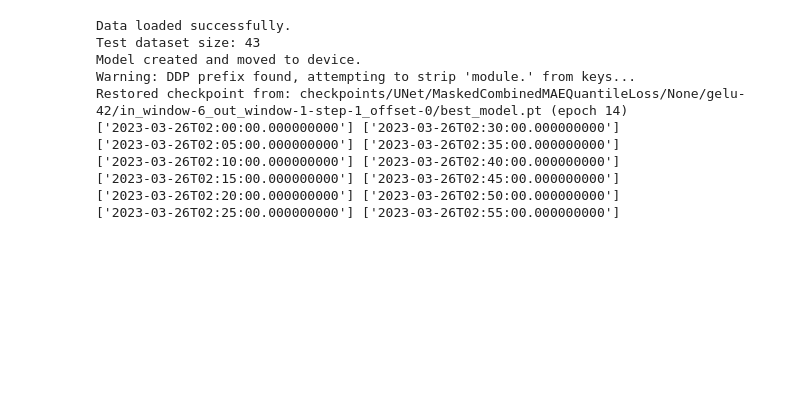
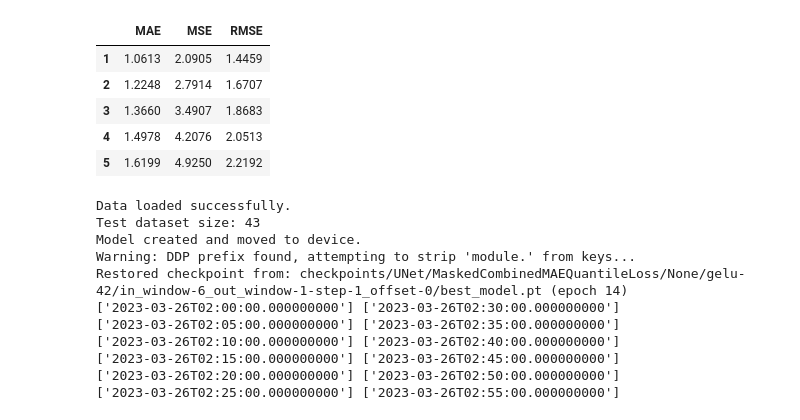
Before and after one commit to HarishBaki/Gust_field_nowcasting_from_Sparse_stations, a Jupyter notebook: analysis.ipynb, the cells around one changed output. Saved outputs shown, nothing was run; the diff lists cells and outputs as text; code cells hidden in the pictures; blank space fills up the shorter version.

```diff
--- a/analysis.ipynb
+++ b/analysis.ipynb
@@ -142,0 +379,24 @@ y_indices, x_indices = np.unravel_index(indices_flat, RTMA_lat.shape)
+# %%
+dfs = []
+for i in range(1, 7):   # 1 to 6 inclusive
+    df = pd.read_csv(
+        f'Predictions/Persistence/RTMA/Horizon_{i}.txt',
+        header=None,
+        sep=":",
+    )
+    df[0] = df[0].str.strip()
+    df[1] = df[1].astype(float)
+
+    # pivot to row
+    df = df.set_index(0).T
+    df.columns.name = None
+
+    # optionally set index to i (so you know which horizon row is which)
+    df.index = [i]
+
+    dfs.append(df)
+
+# stack all horizons together
+RTMA_df = pd.concat(dfs, axis=0)
+
+print(RTMA_df)
@@ -143,3 +442,12 @@ y_indices, x_indices = np.unravel_index(indices_flat, RTMA_lat.shape)
+# %%
+RTMA_df
+# %% [output]
+|  | MAE | MSE | RMSE |
+| 1 | 1.0613 | 2.0905 | 1.4459 |
+| 2 | 1.2248 | 2.7914 | 1.6707 |
+| 3 | 1.3660 | 3.4907 | 1.8683 |
+| 4 | 1.4978 | 4.2076 | 2.0513 |
+| 5 | 1.6199 | 4.9250 | 2.2192 |
 # %%
 def nowcast_inference(variable,model_name,loss_name,
                       input_window_size,output_window_size,step_size,forecast_offset,
```
Also changed, not shown: parts of 9 cells of this notebook, 2 other files.
